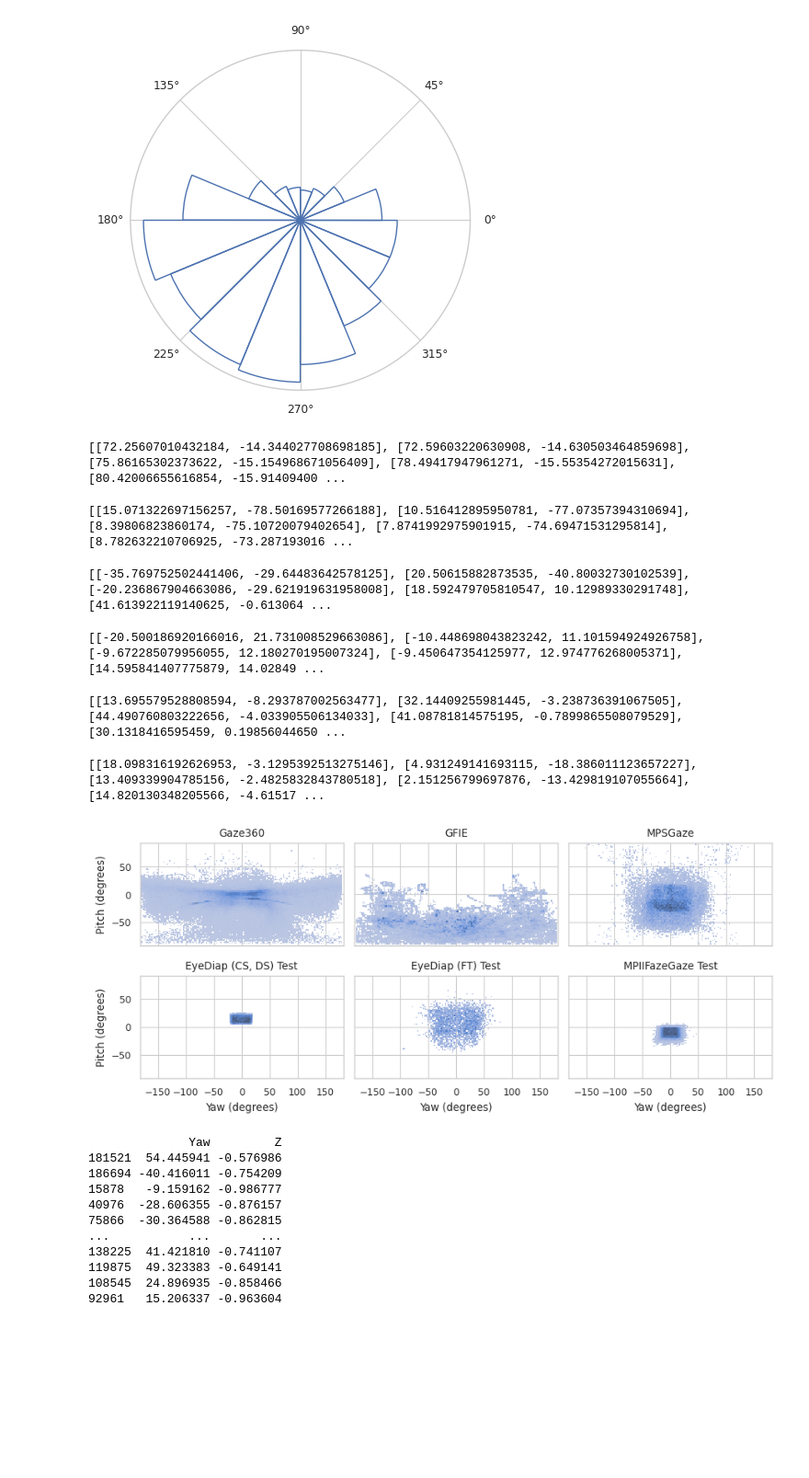
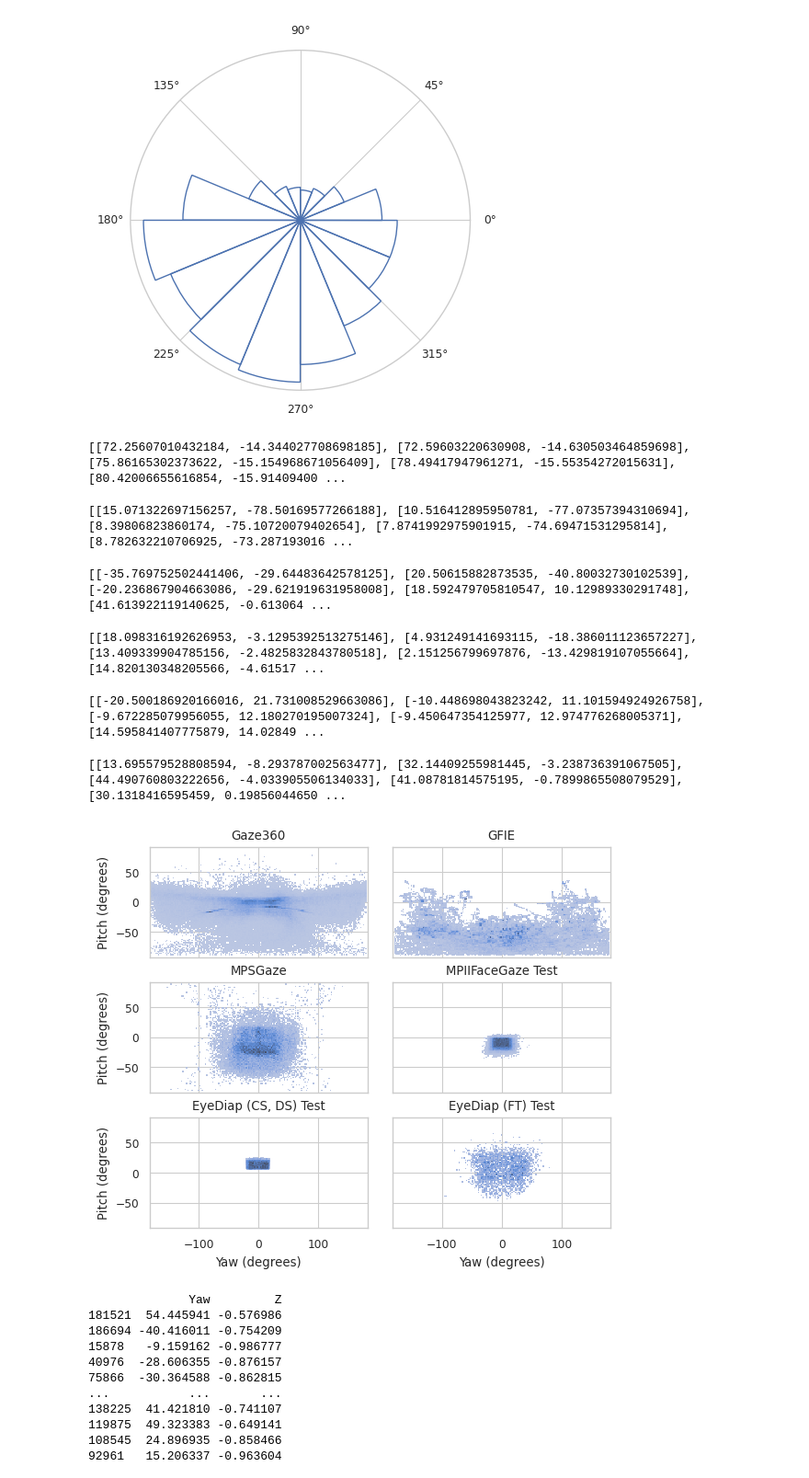
Before and after one commit to Vuillecard/gaze_pretrain, a Jupyter notebook: notebooks/dataset_explo.ipynb, the cells around one changed output. Shown at 92% size. Cells and saved outputs as stored; diff of their text form; code cells hidden in the pictures; blank space fills up the shorter version.

```diff
--- a/notebooks/dataset_explo.ipynb
+++ b/notebooks/dataset_explo.ipynb
@@ -228,7 +231,7 @@ fig.savefig('results/gaze_distribution_gazefollow.png', dpi=300)
 # %%
 # plot the gaze distribution of different datasets
 
-fig, ax = plt.subplots(2, 3 , figsize=(9,4) ,sharex=True, sharey=True)
+fig, ax = plt.subplots(3, 2 , figsize=(6,5) ,sharex=True, sharey=True)
 ax = ax.flatten()
 with open(os.path.join(data_dir,'Gaze360','gaze360_image_database.pkl'), 'rb') as f:
     image_db = pickle.load(f)
@@ -266,54 +269,56 @@ gaze_distribution = plot_gaze_distribution(image_db, 'gaze_direction')
 sns.histplot(gaze_distribution, x="Yaw", y="Pitch", ax=ax[2],cbar=False,binwidth=2)
 ax[2].set_title('MPSGaze')
 
+
+with open(os.path.join(data_dir,'MPIIFace','mpiiface_image_database.pkl'), 'rb') as f:
+    image_db = pickle.load(f)
+# filter the gaze direction
+
+gaze_distribution = plot_gaze_distribution(image_db, 'gaze_vector')
+sns.histplot(gaze_distribution, x="Yaw", y="Pitch", ax=ax[3],cbar=False,binwidth=2)
+ax[3].set_title('MPIIFaceGaze Test')
+
 with open(os.path.join(data_dir,'Eyediap','eyediap_image_database.pkl'), 'rb') as f:
     image_db = pickle.load(f)
 # filter only test split
 image_db = {k:v for k,v in image_db.items() if v['split'] in ['test']}
 
 # filter the gaze direction
 image_db_CS = {k:v for k,v in image_db.items() if v['task'] in ['CS','DS']}
 gaze_distribution = plot_gaze_distribution(image_db_CS, 'gaze_direction')
-sns.histplot(gaze_distribution, x="Yaw", y="Pitch", ax=ax[3],cbar=False,binwidth=2)
-ax[3].set_title('EyeDiap (CS, DS) Test')
+sns.histplot(gaze_distribution, x="Yaw", y="Pitch", ax=ax[4],cbar=False,binwidth=2)
+ax[4].set_title('EyeDiap (CS, DS) Test')
 
 
 # filter the gaze direction
 image_db_ft = {k:v for k,v in image_db.items() if (v['task'] in ['FT']) and (v['static'] in ['S'])}
 gaze_distribution = plot_gaze_distribution(image_db_ft, 'gaze_direction')
-sns.histplot(gaze_distribution, x="Yaw", y="Pitch", ax=ax[4],cbar=False,binwidth=2)
-ax[4].set_title('EyeDiap (FT) Test')
-
-with open(os.path.join(data_dir,'MPIIFace','mpiiface_image_database.pkl'), 'rb') as f:
-    image_db = pickle.load(f)
-# filter the gaze direction
-
-gaze_distribution = plot_gaze_distribution(image_db, 'gaze_vector')
 sns.histplot(gaze_distribution, x="Yaw", y="Pitch", ax=ax[5],cbar=False,binwidth=2)
-ax[5].set_title('MPIIFazeGaze Test')
+ax[5].set_title('EyeDiap (FT) Test')
 
 #ax[5].axis('off')
 for axe in ax:
     axe.set_aspect('equal', adjustable='box')
-    axe.set_xticks([-150,-100,-50 , 0, 50, 100, 150])
+    axe.set_xticks([-100 , 0, 100])
     axe.set_yticks([ -50, 0, 50])
     axe.set_xlabel('Yaw (degrees)')
     axe.set_ylabel('Pitch (degrees)')
 
 #plt.tick_params(axis='both', which='minor', labelsize=10)
 ax[1].set_xlim(-182,182)
 ax[1].set_ylim(-92,92)
+plt.subplots_adjust(hspace=0.2)
 plt.tight_layout()
 fig.savefig('results/gaze_distribution.png', dpi=300)
 plt.show()
 # %% [output]
 [[72.25607010432184, -14.344027708698185], [72.59603220630908, -14.630503464859698], [75.86165302373622, -15.154968671056409], [78.49417947961271, -15.55354272015631], [80.42006655616854, -15.91409400 ...
 [[15.071322697156257, -78.50169577266188], [10.516412895950781, -77.07357394310694], [8.39806823860174, -75.10720079402654], [7.8741992975901915, -74.69471531295814], [8.782632210706925, -73.287193016 ...
 [[-35.769752502441406, -29.64483642578125], [20.50615882873535, -40.80032730102539], [-20.236867904663086, -29.621919631958008], [18.592479705810547, 10.12989330291748], [41.613922119140625, -0.613064 ...
-[[-20.500186920166016, 21.731008529663086], [-10.448698043823242, 11.101594924926758], [-9.672285079956055, 12.180270195007324], [-9.450647354125977, 12.974776268005371], [14.595841407775879, 14.02849 ...
+[[18.098316192626953, -3.1295392513275146], [4.931249141693115, -18.386011123657227], [13.409339904785156, -2.4825832843780518], [2.151256799697876, -13.429819107055664], [14.820130348205566, -4.61517 ...
-[[13.695579528808594, -8.293787002563477], [32.14409255981445, -3.238736391067505], [44.490760803222656, -4.033905506134033], [41.08781814575195, -0.7899865508079529], [30.1318416595459, 0.19856044650 ...
+[[-20.500186920166016, 21.731008529663086], [-10.448698043823242, 11.101594924926758], [-9.672285079956055, 12.180270195007324], [-9.450647354125977, 12.974776268005371], [14.595841407775879, 14.02849 ...
-[[18.098316192626953, -3.1295392513275146], [4.931249141693115, -18.386011123657227], [13.409339904785156, -2.4825832843780518], [2.151256799697876, -13.429819107055664], [14.820130348205566, -4.61517 ...
+[[13.695579528808594, -8.293787002563477], [32.14409255981445, -3.238736391067505], [44.490760803222656, -4.033905506134033], [41.08781814575195, -0.7899865508079529], [30.1318416595459, 0.19856044650 ...
-[figure, old version]
+[figure, new version]
 # %%
 fig, ax = plt.subplots(2, 2, figsize=(7,7) , sharex=True, sharey=True)
 fig.suptitle('Gaze distribution')
```
Also changed, not shown: parts of 5 cells of this notebook, 7 other files.
